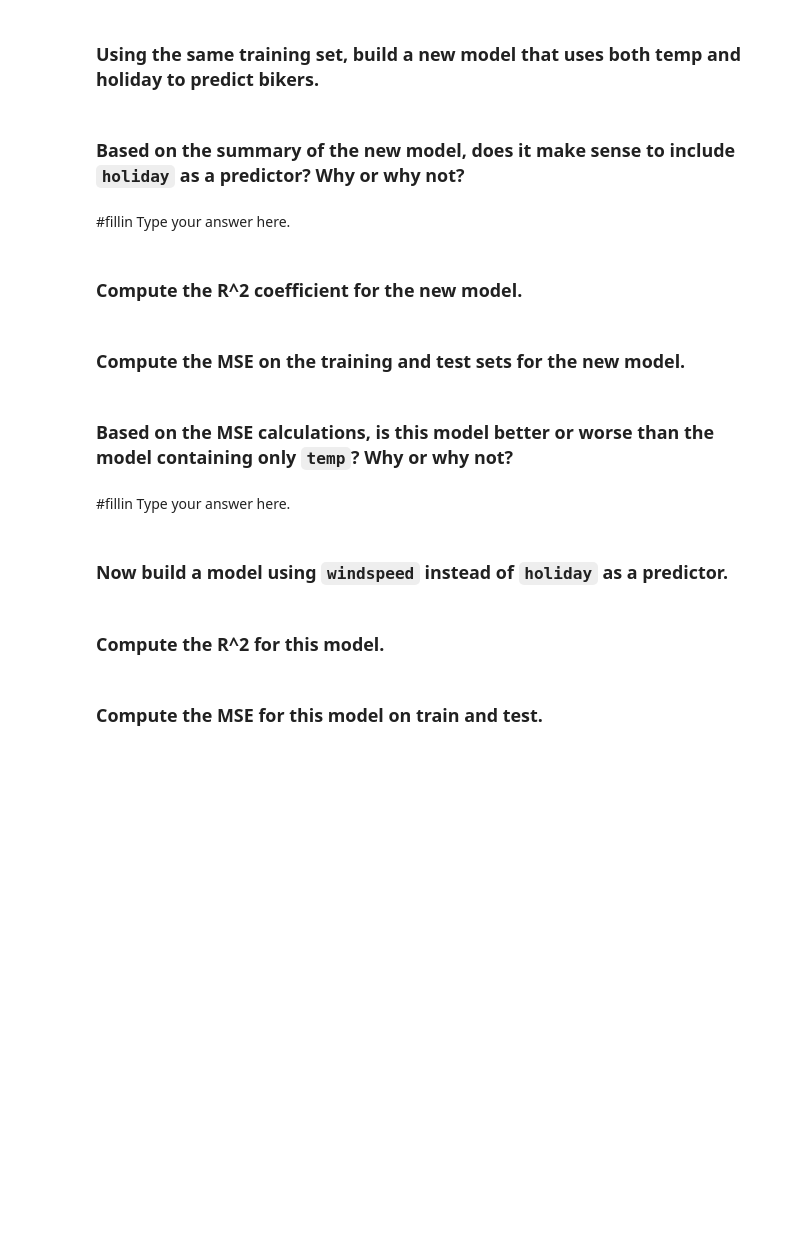
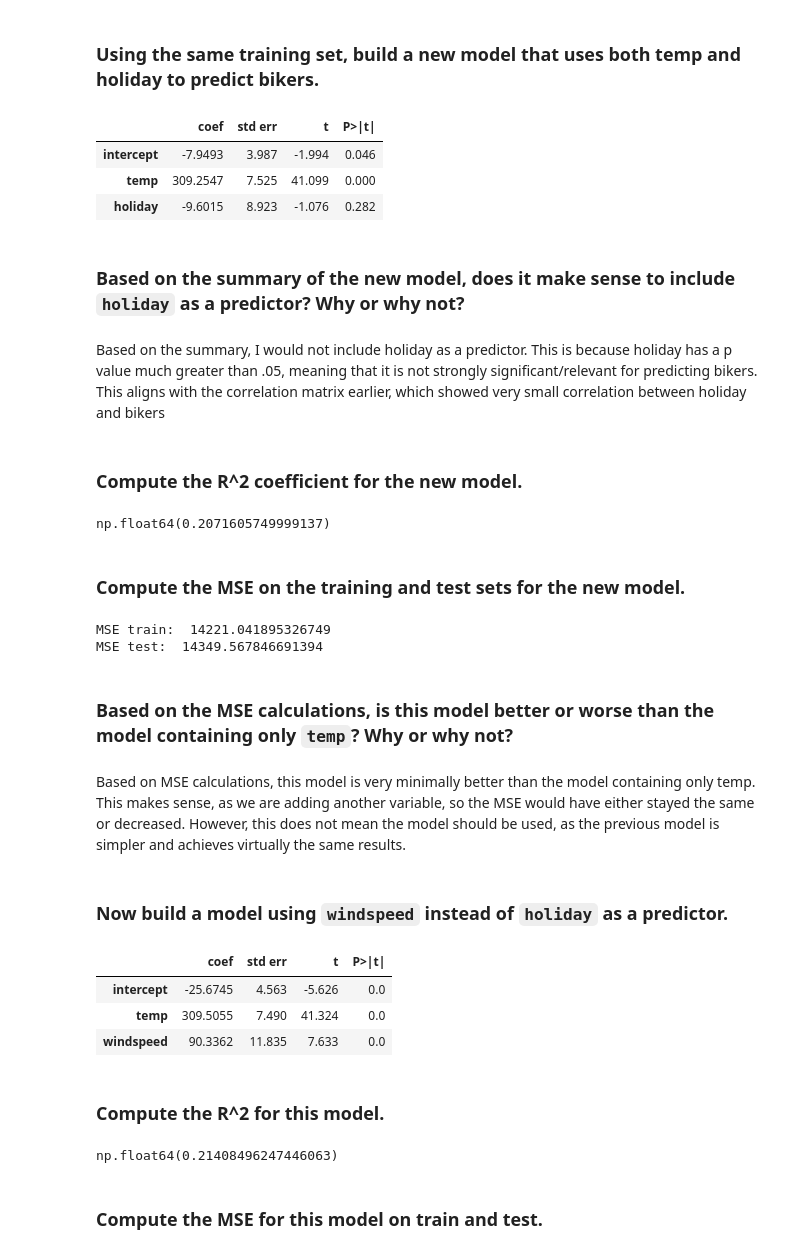
Before and after one commit to Divpath/code_2600, a Jupyter notebook: mod04_linear.ipynb, the cells around one changed output. Saved outputs shown, nothing was run; the diff lists cells and outputs as text; code cells hidden in the pictures; blank space fills up the shorter version.

```diff
--- a/mod04_linear.ipynb
+++ b/mod04_linear.ipynb
@@ -202,37 +219,57 @@ abline(ax,
 # %% [markdown]
 ### Using the same training set, build a new model that uses both temp and holiday to predict bikers.
 # %%
-model_2 = #fillin
-results_2 = #fillin
+model_2 = model_1 = sm.OLS(y_train, X_train[['intercept','temp', 'holiday']])
+results_2 = model_2.fit()
 summarize(results_2)
+# %% [output]
+|  | coef | std err | t | P>|t| |
+| intercept | -7.9493 | 3.987 | -1.994 | 0.046 |
+| temp | 309.2547 | 7.525 | 41.099 | 0.000 |
+| holiday | -9.6015 | 8.923 | -1.076 | 0.282 |
 # %% [markdown]
 ### Based on the summary of the new model, does it make sense to include `holiday` as a predictor? Why or why not?
 # %% [markdown]
-#fillin Type your answer here.
+Based on the summary, I would not include holiday as a predictor. This is because holiday has a p value much greater than .05, meaning that it is not strongly significant/relevant for predicting bikers. This aligns with the correlation matrix earlier, which showed very small correlation between holiday and bikers
 # %% [markdown]
 ### Compute the R^2 coefficient for the new model.
 # %%
 #fillin
+results_2.rsquared
+# %% [output]
+np.float64(0.2071605749999137)
 # %% [markdown]
 ### Compute the MSE on the training and test sets for the new model.
 # %%
-predictions_train_2 = #fillin
+predictions_train_2 = predict(X_train[['intercept', 'temp', 'holiday']], results_2)
+print('MSE train: ', mse(y_train, predictions_train_2))
 
-predictions_test_2 = #fillin
+predictions_test_2 = predict(X_test[['intercept', 'temp', 'holiday']], results_2)
+print('MSE test: ', mse(y_test, predictions_test_2))
+# %% [output]
+MSE train:  14221.041895326749
+MSE test:  14349.567846691394
 # %% [markdown]
 ### Based on the MSE calculations, is this model better or worse than the model containing only `temp`? Why or why not?
 # %% [markdown]
-#fillin Type your answer here.
+Based on MSE calculations, this model is very minimally better than the model containing only temp. This makes sense, as we are adding another variable, so the MSE would have either stayed the same or decreased. However, this does not mean the model should be used, as the previous model is simpler and achieves virtually the same results.
 # %% [markdown]
 ### Now build a model using `windspeed` instead of `holiday` as a predictor.
 # %%
-model_3 = #fillin
-results_3 = #fillin
+model_3 = sm.OLS(y_train, X_train[['intercept','temp', 'windspeed']])
+results_3 = model_3.fit()
 summarize(results_3)
+# %% [output]
+|  | coef | std err | t | P>|t| |
+| intercept | -25.6745 | 4.563 | -5.626 | 0.0 |
+| temp | 309.5055 | 7.490 | 41.324 | 0.0 |
+| windspeed | 90.3362 | 11.835 | 7.633 | 0.0 |
 # %% [markdown]
 ### Compute the R^2 for this model.
 # %%
-#fillin
+results_3.rsquared
+# %% [output]
+np.float64(0.21408496247446063)
 # %% [markdown]
 ### Compute the MSE for this model on train and test.
 # %%
```
Also changed, not shown: parts of 10 cells of this notebook.
